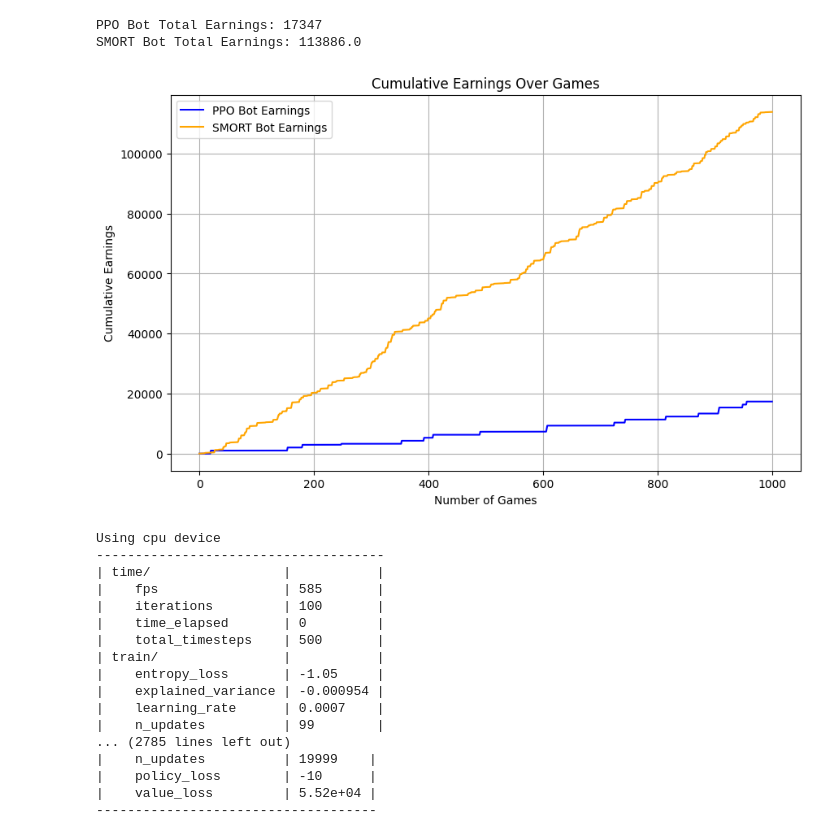
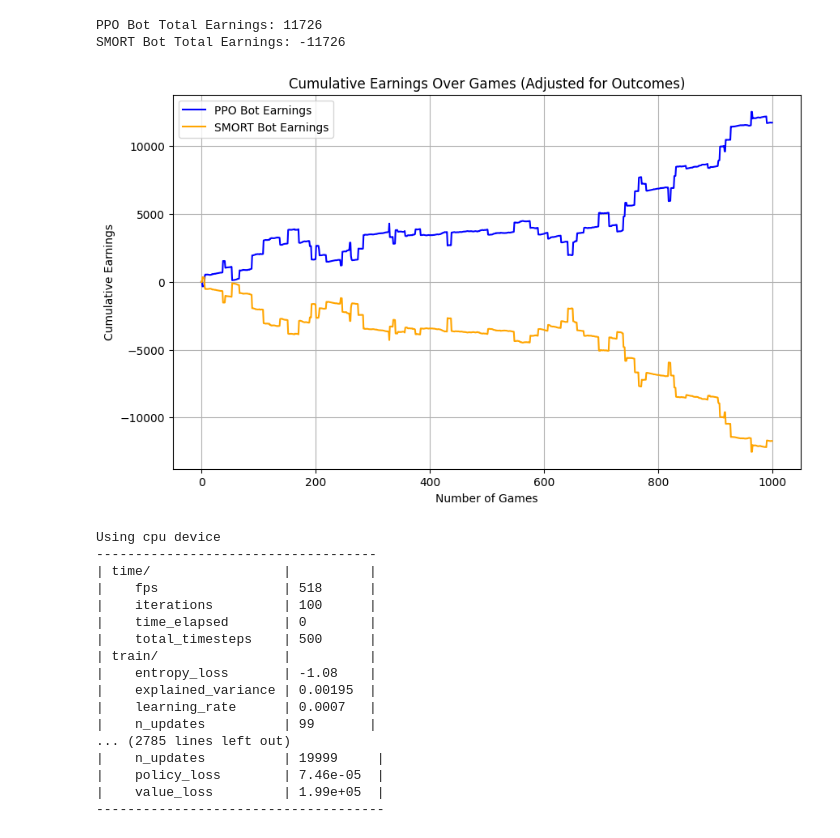
Before and after one commit to Tanish-Thaker/STAT-421-Poker-Project, a Jupyter notebook: WesGenerateData.ipynb, the cells around one changed output. Cells and saved outputs as stored; diff of their text form; code cells hidden in the pictures.

```diff
--- a/WesGenerateData.ipynb
+++ b/WesGenerateData.ipynb
@@ -284,8 +281,6 @@ Using cpu device
 # %%
+from matplotlib import pyplot as plt
 from tqdm import tqdm
-from matplotlib import pyplot as plt
-# Define the total number of games to simulate
-total_games = 1000
 
 # Reset metrics
 ppo_bot_earnings = 0
@@ -295,7 +290,8 @@ smort_bot_earnings = 0
 smort_cumulative_earnings = []
 smort_bot_decisions = []
 
-for _ in tqdm(range(total_games), desc="Simulating games"):
+total_games = 1000
+for idx, _ in enumerate(tqdm(range(total_games), desc="Simulating games")):
     # Initialize a new game
     game = th.TexasHoldEm(buyin=500, big_blind=5, small_blind=2, max_players=2)
     game.start_hand()
@@ -339,39 +335,42 @@ for _ in tqdm(range(total_games), desc="Simulating games"):
 
     # Determine the winner if the hand reaches showdown
     if who_won == -1 and len(game.board) == 5:
         jerry_hand_rank = eval.evaluate(game.get_hand(0), game.board)
         tom_hand_rank = eval.evaluate(game.get_hand(1), game.board)
         who_won = int(jerry_hand_rank >= tom_hand_rank)
 
     # Update metrics
-    won_or_lost_chips = game._get_last_pot().amount * ((-1) ** who_won)
+    won_or_lost_chips = game._get_last_pot().amount
     if who_won == 0:
         ppo_bot_earnings += won_or_lost_chips
+        smort_bot_earnings += -won_or_lost_chips
     else:
-        smort_bot_earnings += -won_or_lost_chips
+        smort_bot_earnings += won_or_lost_chips
+        ppo_bot_earnings += -won_or_lost_chips
+
 
     # Update cumulative earnings
     ppo_cumulative_earnings.append(ppo_bot_earnings)
     smort_cumulative_earnings.append(smort_bot_earnings)
 
 # Print metrics
 print("PPO Bot Total Earnings:", ppo_bot_earnings)
 print("SMORT Bot Total Earnings:", smort_bot_earnings)
 
 # Plot cumulative earnings
 plt.figure(figsize=(10, 6))
 plt.plot(range(total_games), ppo_cumulative_earnings, label="PPO Bot Earnings", color="blue")
 plt.plot(range(total_games), smort_cumulative_earnings, label="SMORT Bot Earnings", color="orange")
 plt.xlabel("Number of Games")
 plt.ylabel("Cumulative Earnings")
-plt.title("Cumulative Earnings Over Games")
+plt.title("Cumulative Earnings Over Games (Adjusted for Outcomes)")
 plt.legend()
 plt.grid()
 plt.show()
 # %% [output]
-PPO Bot Total Earnings: 17347
-SMORT Bot Total Earnings: 113886.0
+PPO Bot Total Earnings: 11726
+SMORT Bot Total Earnings: -11726
-[figure, old version]
+[figure, new version]
 # %%
 from stable_baselines3 import A2C
 
@@ -446,20 +445,20 @@ fourth_bot_model.learn(total_timesteps=100000)
 fourth_bot_model.save("a2c_fourth_bot_model")
 # %% [output]
 Using cpu device
+------------------------------------
+| time/                 |          |
+|    fps                | 518      |
+|    iterations         | 100      |
+|    time_elapsed       | 0        |
+|    total_timesteps    | 500      |
+| train/                |          |
+|    entropy_loss       | -1.08    |
+|    explained_variance | 0.00195  |
+|    learning_rate      | 0.0007   |
+|    n_updates          | 99       |
+... (2785 lines left out)
+|    n_updates          | 19999     |
+|    policy_loss        | 7.46e-05  |
+|    value_loss         | 1.99e+05  |
 -------------------------------------
-| time/                 |           |
-|    fps                | 585       |
-|    iterations         | 100       |
-|    time_elapsed       | 0         |
-|    total_timesteps    | 500       |
-| train/                |           |
-|    entropy_loss       | -1.05     |
-|    explained_variance | -0.000954 |
-|    learning_rate      | 0.0007    |
-|    n_updates          | 99        |
-... (2785 lines left out)
-|    n_updates          | 19999    |
-|    policy_loss        | -10      |
-|    value_loss         | 5.52e+04 |
-------------------------------------
 # %%
```
Also changed, not shown: parts of 13 cells of this notebook, 5 other files.
